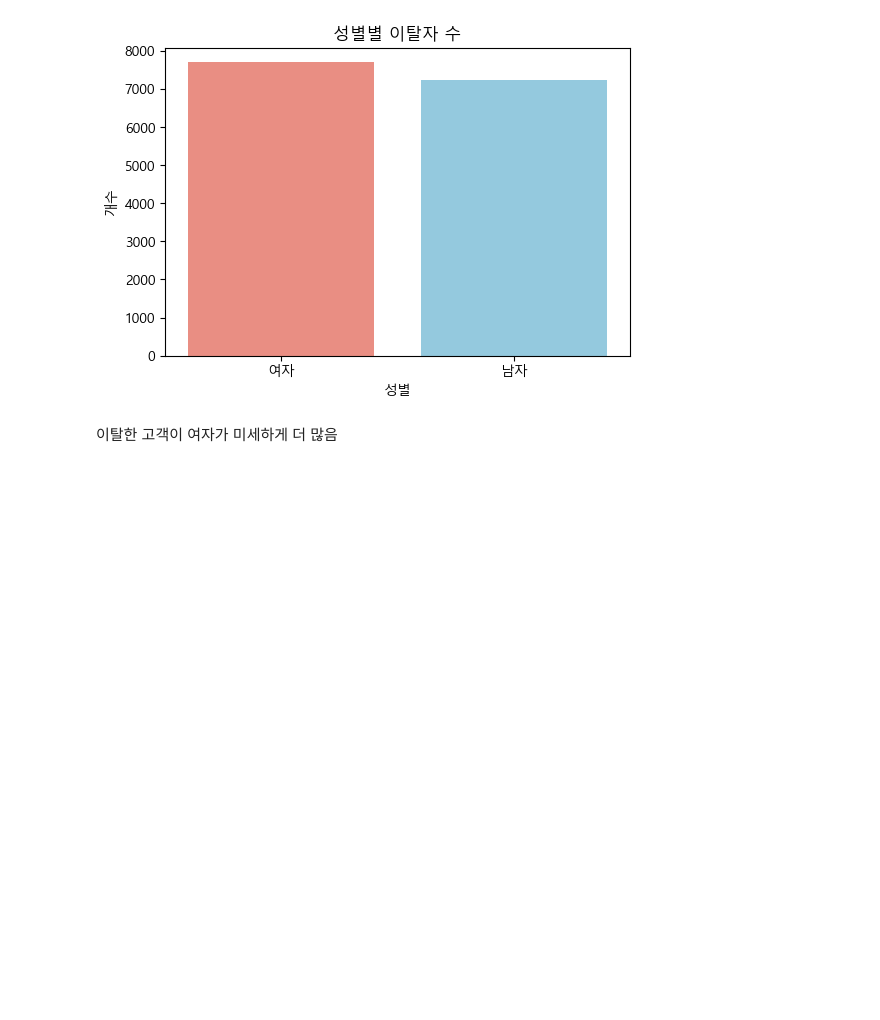
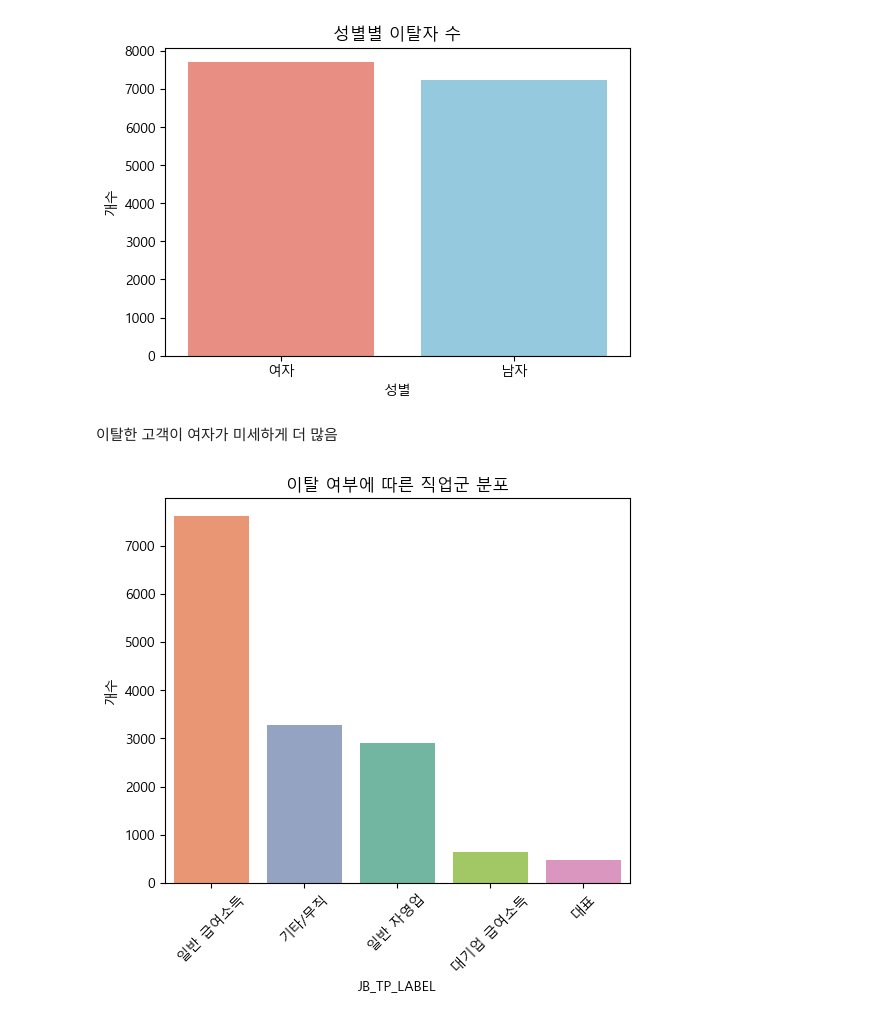
Before and after one commit to minju0611/hk-toss-middle-project, a Jupyter notebook: notebooks/EDA/eda_nec.ipynb, the cells around one changed output. Saved outputs shown, nothing was run; the diff lists cells and outputs as text; code cells hidden in the pictures; blank space fills up the shorter version.

```diff
--- a/notebooks/EDA/eda_nec.ipynb
+++ b/notebooks/EDA/eda_nec.ipynb
@@ -230,3 +230,27 @@ plt.show()
 [figure]
 # %% [markdown]
 이탈한 고객이 여자가 미세하게 더 많음
+# %%
+df_exited = df_exited.copy()
+
+# 직업군 별 한글 맵핑
+job_mapping = {
+    410: "대기업 급여소득",
+    420: "일반 급여소득",
+    430: "전문직 급여소득",
+    440: "대표",
+    510: "일반 자영업",
+    520: "전문직 자영업",
+    910: "기타/무직"
+}
+df_exited["JB_TP_LABEL"] = df_exited["JB_TP"].map(job_mapping)
+
+# 직업군 별 이탈 고객 시각화
+plt.figure(figsize=(6, 5))
+sns.countplot(x=df_exited["JB_TP_LABEL"], hue=df_exited["JB_TP_LABEL"], palette="Set2", order = df_exited["JB_TP_LABEL"].value_counts().index)
+plt.title("이탈 여부에 따른 직업군 분포")
+plt.ylabel("개수")
+plt.xticks(rotation=45)
+plt.show()
+# %% [output]
+[figure, added]
```
Also changed, not shown: parts of 5 cells of this notebook.
